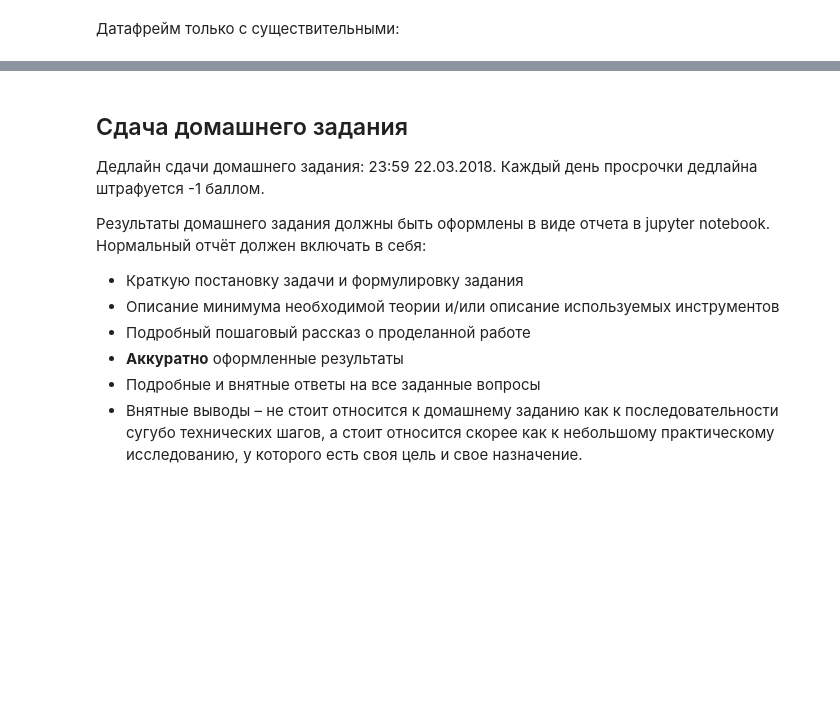
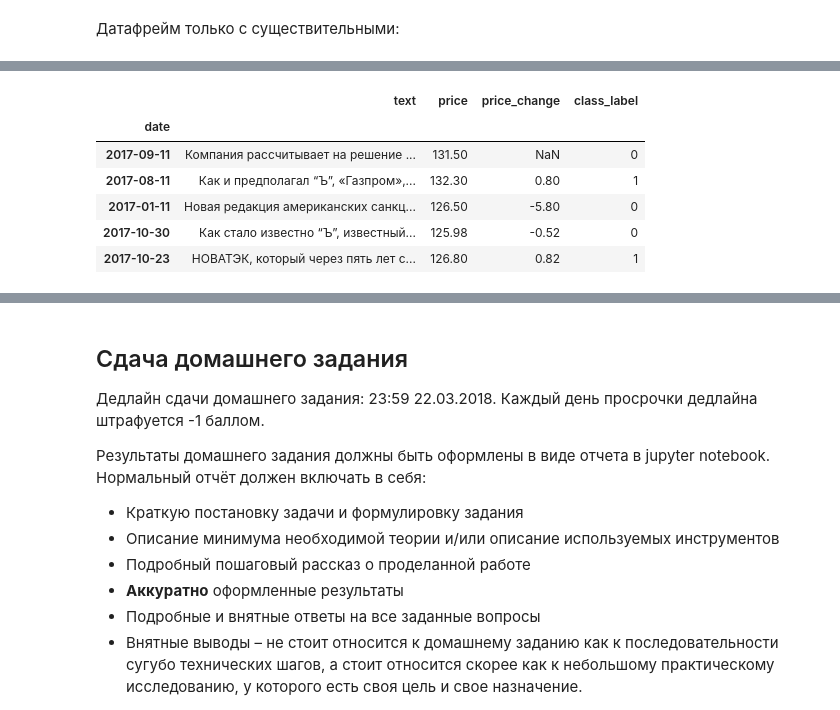
Before and after one commit to Sinopsys/group-hw-ida-2018, a Jupyter notebook: hw_2_prices/HW2-Kupriyanov-Rakhmatullin-Danilin.ipynb, the cells around one changed output, grey strips where cells are left out. Saved outputs shown, nothing was run; the diff lists cells and outputs as text; code cells hidden in the pictures; blank space fills up the shorter version.

```diff
--- a/hw_2_prices/HW2-Kupriyanov-Rakhmatullin-Danilin.ipynb
+++ b/hw_2_prices/HW2-Kupriyanov-Rakhmatullin-Danilin.ipynb
@@ -515,0 +569,12 @@ df_nouns.head()
+# %%
+df_dtm = df_orig.copy()
+df_dtm.date = pd.to_datetime(df_dtm.index, format='%d.%m.%Y')
+df_dtm.head()
+# %% [output]
+|  | text | price | price_change | class_label |
+| date |  |  |  |  |
+| 2017-09-11 | Компания рассчитывает на решение ... | 131.50 | NaN | 0 |
+| 2017-08-11 | Как и предполагал “Ъ”, «Газпром»,... | 132.30 | 0.80 | 1 |
+| 2017-01-11 | Новая редакция американских санкц... | 126.50 | -5.80 | 0 |
+| 2017-10-30 | Как стало известно “Ъ”, известный... | 125.98 | -0.52 | 0 |
+| 2017-10-23 | НОВАТЭК, который через пять лет с... | 126.80 | 0.82 | 1 |
```
Also changed, not shown: parts of 24 cells of this notebook.
